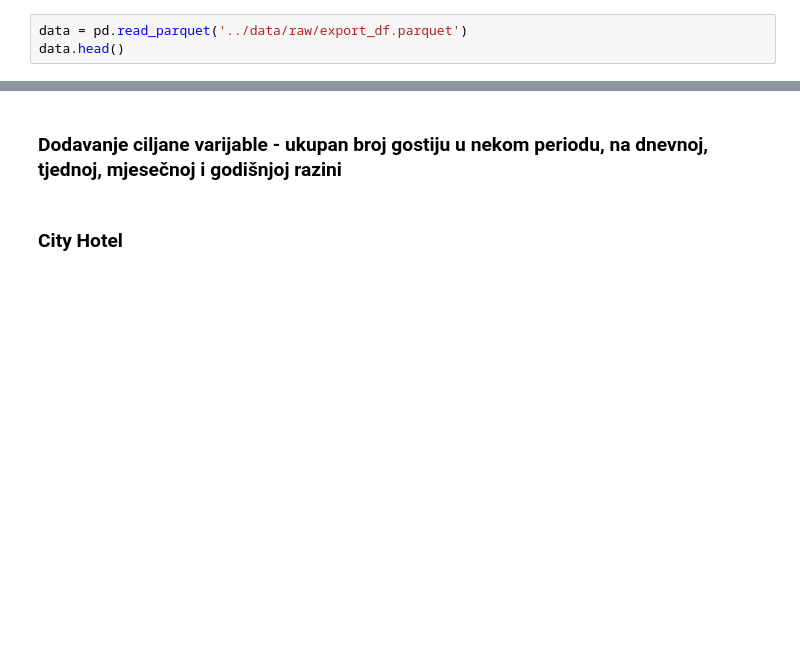
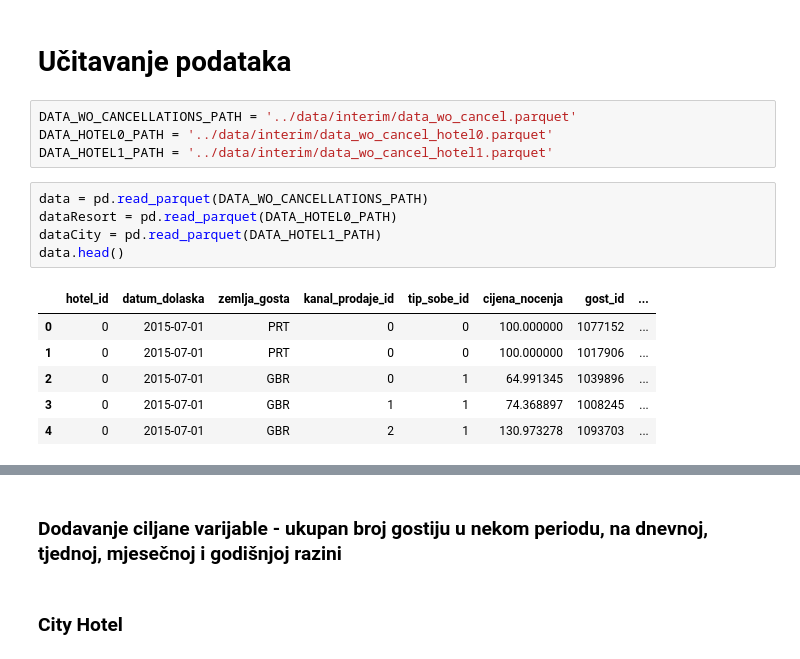
Before and after one commit to MarkoHaralovic/Prediction-of-Hotel-Occupancy, a Jupyter notebook: prediction-of-hotel-occupancy/notebooks/ARIMA_occupancy_prediction.ipynb, the cells around one changed output, grey strips where cells are left out. Cells and saved outputs as stored; diff of their text form; blank space fills up the shorter version.

```diff
--- a/prediction-of-hotel-occupancy/notebooks/ARIMA_occupancy_prediction.ipynb
+++ b/prediction-of-hotel-occupancy/notebooks/ARIMA_occupancy_prediction.ipynb
@@ -29,5 +39,20 @@ warnings.filterwarnings("ignore")
+# %% [markdown]
+# Učitavanje podataka
+# %%
+DATA_WO_CANCELLATIONS_PATH = '../data/interim/data_wo_cancel.parquet'
+DATA_HOTEL0_PATH = '../data/interim/data_wo_cancel_hotel0.parquet'
+DATA_HOTEL1_PATH = '../data/interim/data_wo_cancel_hotel1.parquet'
 # %%
-data = pd.read_parquet('../data/raw/export_df.parquet')
+data = pd.read_parquet(DATA_WO_CANCELLATIONS_PATH)
+dataResort = pd.read_parquet(DATA_HOTEL0_PATH)
+dataCity = pd.read_parquet(DATA_HOTEL1_PATH)
 data.head()
+# %% [output]
+|  | hotel_id | datum_dolaska | zemlja_gosta | kanal_prodaje_id | tip_sobe_id | cijena_nocenja | gost_id | ... |
+| 0 | 0 | 2015-07-01 | PRT | 0 | 0 | 100.000000 | 1077152 | ... |
+| 1 | 0 | 2015-07-01 | PRT | 0 | 0 | 100.000000 | 1017906 | ... |
+| 2 | 0 | 2015-07-01 | GBR | 0 | 1 | 64.991345 | 1039896 | ... |
+| 3 | 0 | 2015-07-01 | GBR | 1 | 1 | 74.368897 | 1008245 | ... |
+| 4 | 0 | 2015-07-01 | GBR | 2 | 1 | 130.973278 | 1093703 | ... |
 # %%
 data.info()
```
Also changed, not shown: parts of 52 cells of this notebook, 4 other files.
